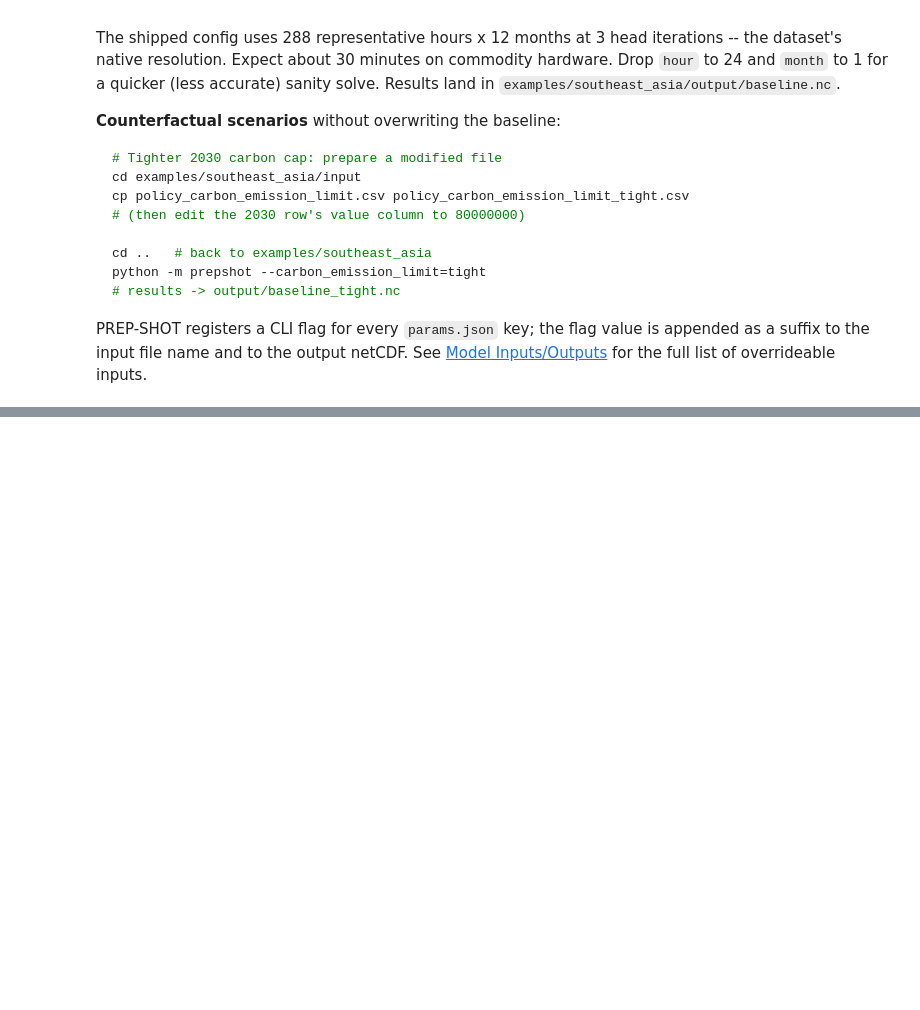
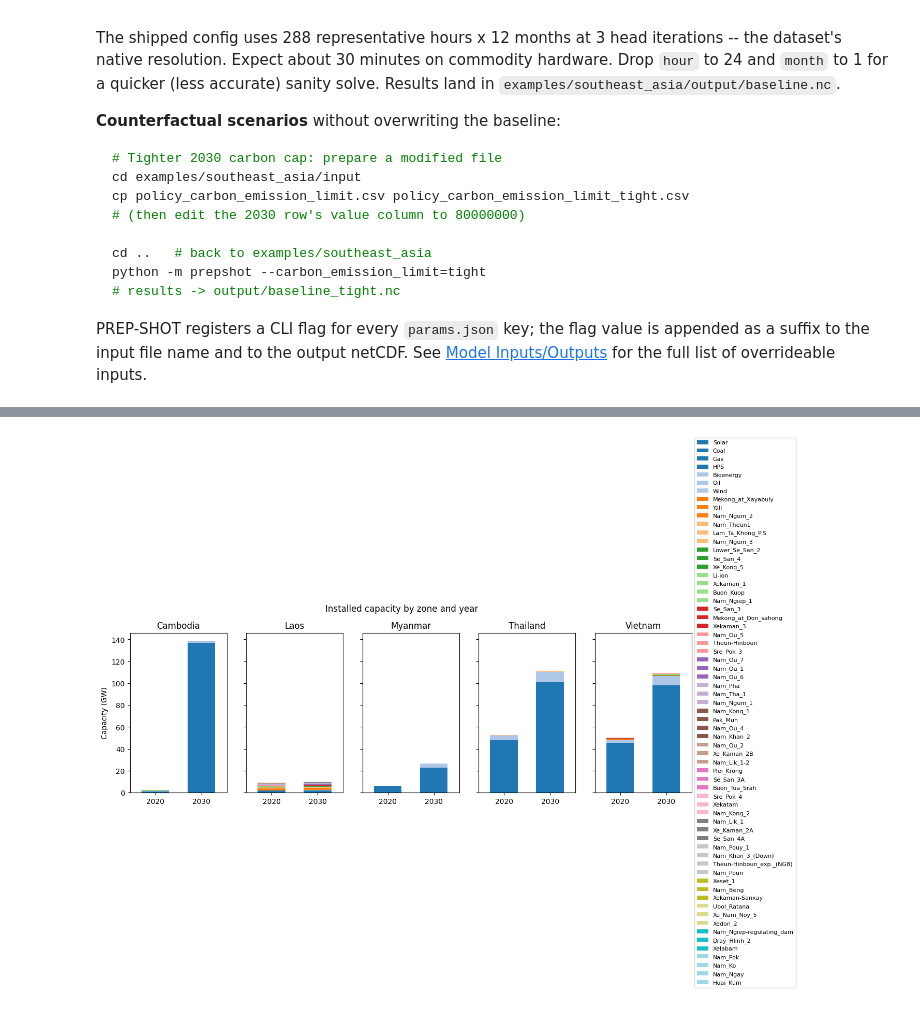
Before and after one commit to PREP-NexT/PREP-SHOT, a Jupyter notebook: examples/southeast_asia/SoutheastAsia.ipynb, the cells around one changed output, grey strips where cells are left out. Drawn from its saved outputs; the diff is of its cells as text; code cells hidden in the pictures; blank space fills up the shorter version.

```diff
--- a/examples/southeast_asia/SoutheastAsia.ipynb
+++ b/examples/southeast_asia/SoutheastAsia.ipynb
@@ -260,0 +273,15 @@ PREP-SHOT registers a CLI flag for every `params.json` key; the flag value is ap
+# %%
+import pandas as pd
+import matplotlib.pyplot as plt
+import numpy as np
+
+# Read from the .xlsx mirror so the cell works without a netCDF4
+# build (the .xlsx contains the same numbers as baseline.nc).
+OUT = SEA_DIR.parent / 'output' / 'baseline.xlsx'
+if not OUT.exists():
+    raise FileNotFoundError(
+        f'No solved baseline at {OUT}. Run `python run.py` from '
+        f'examples/southeast_asia/ first.'
+    )
+xl = pd.ExcelFile(OUT)
+print('Sheets:', xl.sheet_names[:8], '...')
@@ -260,0 +298,27 @@ PREP-SHOT registers a CLI flag for every `params.json` key; the flag value is ap
+# %%
+inst = pd.read_excel(xl, 'install')
+techs_order = (inst.groupby('tech')['install']
+               .sum().sort_values(ascending=False).index.tolist())
+zones = sorted(inst['zone'].unique())
+
+fig, axes = plt.subplots(1, len(zones), figsize=(14, 4), sharey=True)
+for ax, z in zip(axes, zones):
+    sub = (inst[inst.zone == z]
+           .pivot(index='year', columns='tech', values='install')
+           .fillna(0))
+    sub = sub.reindex(columns=[t for t in techs_order if t in sub.columns])
+    (sub / 1000).plot(
+        kind='bar', stacked=True, ax=ax,
+        legend=(z == zones[-1]), width=0.6, colormap='tab20',
+    )
+    ax.set_title(z)
+    ax.set_xlabel('')
+    ax.tick_params(axis='x', rotation=0)
+    ax.set_ylabel('Capacity (GW)' if z == zones[0] else '')
+axes[-1].legend(loc='center left', bbox_to_anchor=(1, 0.5),
+                fontsize=8, ncol=1)
+fig.suptitle('Installed capacity by zone and year', y=1.02)
+plt.tight_layout()
+plt.show()
+# %% [output]
+[figure, added]
```
Also changed, not shown: parts of 10 cells of this notebook, 3 other files.
